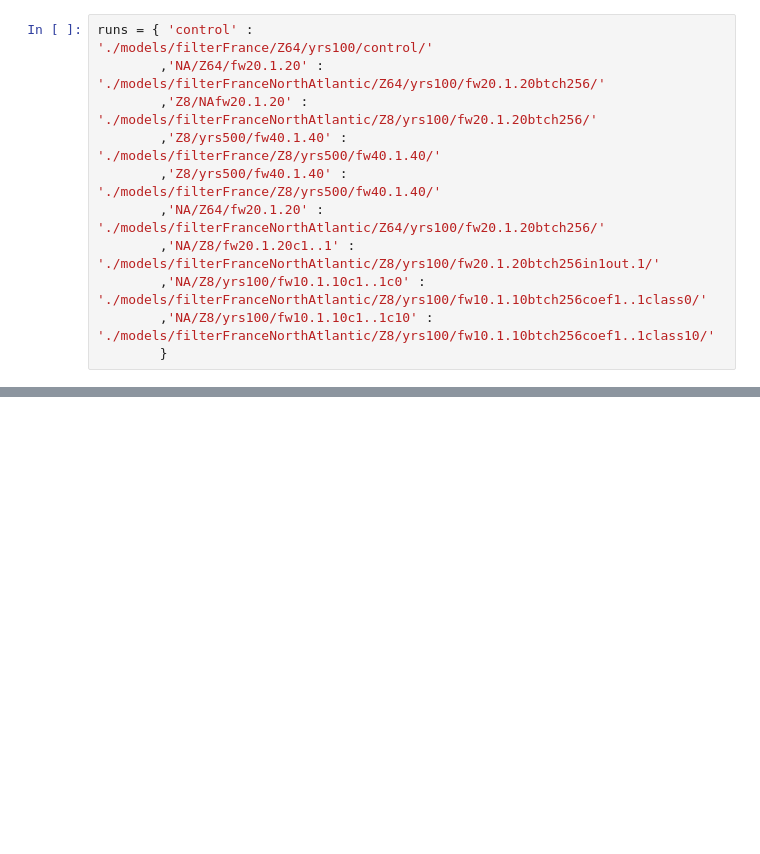
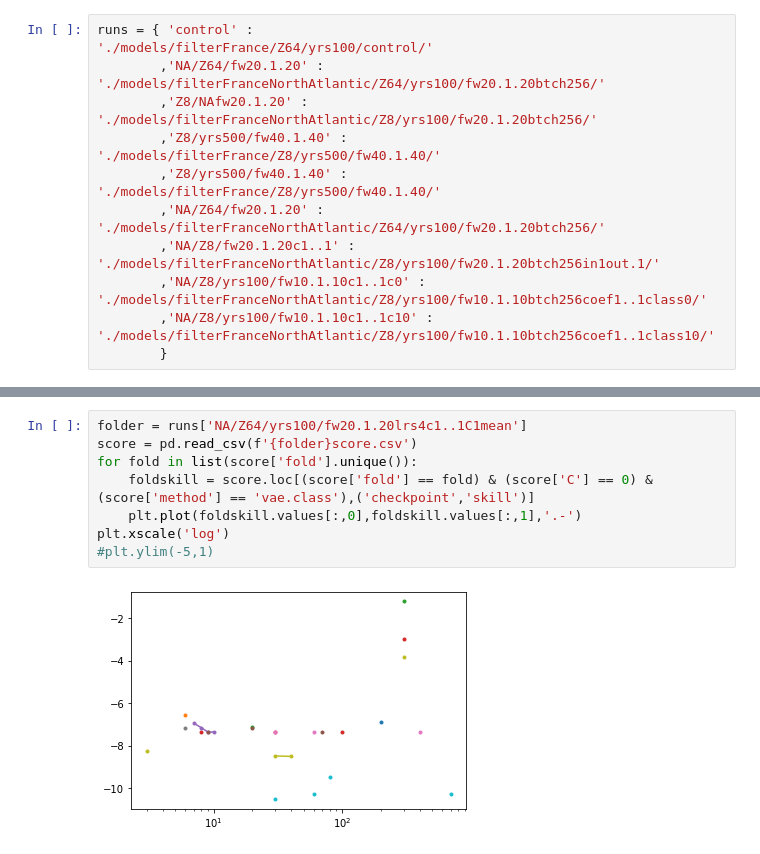
Before and after one commit to georgemilosh/Climate-Learning, a Jupyter notebook: VAE/score.ipynb, the cells around one changed output, grey strips where cells are left out. Cells and saved outputs as stored; diff of their text form; blank space fills up the shorter version.

```diff
--- a/VAE/score.ipynb
+++ b/VAE/score.ipynb
@@ -171,0 +179,10 @@ for i, (C, method) in enumerate(zip([400,0.1],['kNN_uni', 'Log_L2'])):
+# %%
+folder = runs['NA/Z64/yrs100/fw20.1.20lrs4c1..1C1mean']
+score = pd.read_csv(f'{folder}score.csv')
+for fold in list(score['fold'].unique()):
+    foldskill = score.loc[(score['fold'] == fold) & (score['C'] == 0) & (score['method'] == 'vae.class'),('checkpoint','skill')]
+    plt.plot(foldskill.values[:,0],foldskill.values[:,1],'.-')
+plt.xscale('log')
+#plt.ylim(-5,1)
+# %% [output]
+[figure, added]
```
Also changed, not shown: parts of 7 cells of this notebook, 3 other files.
